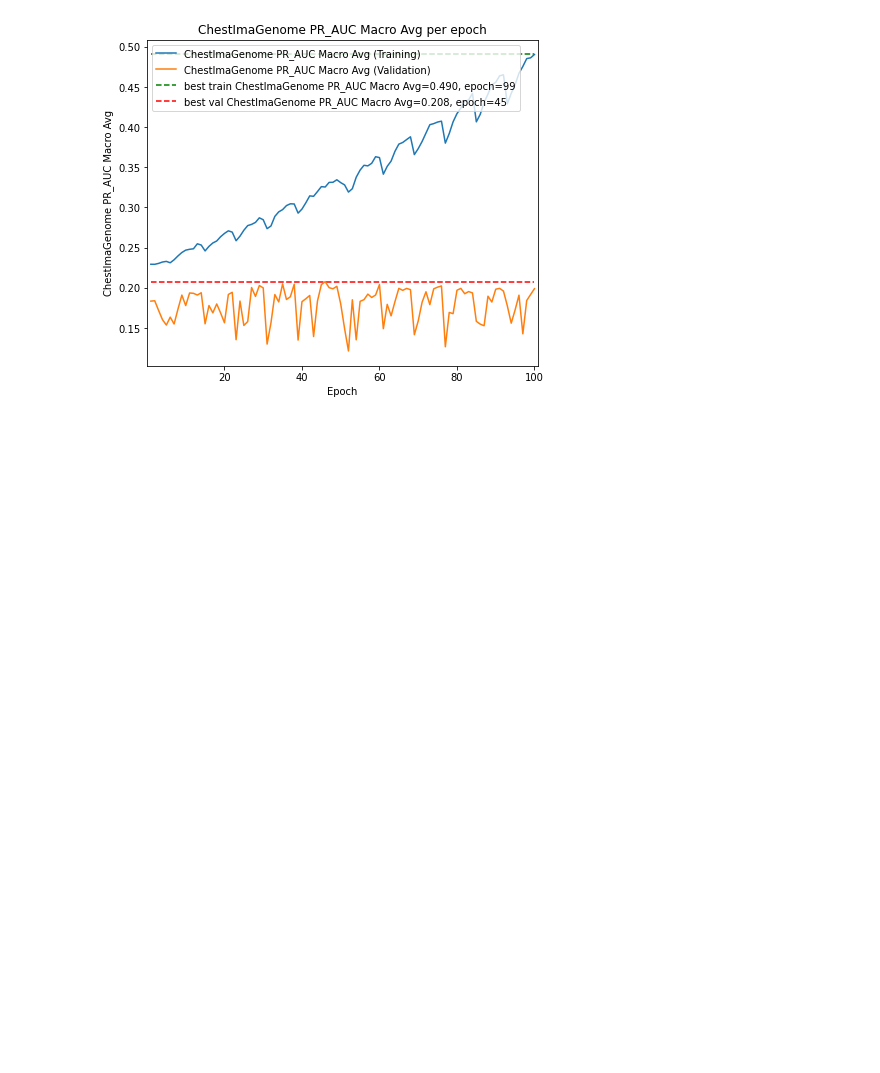
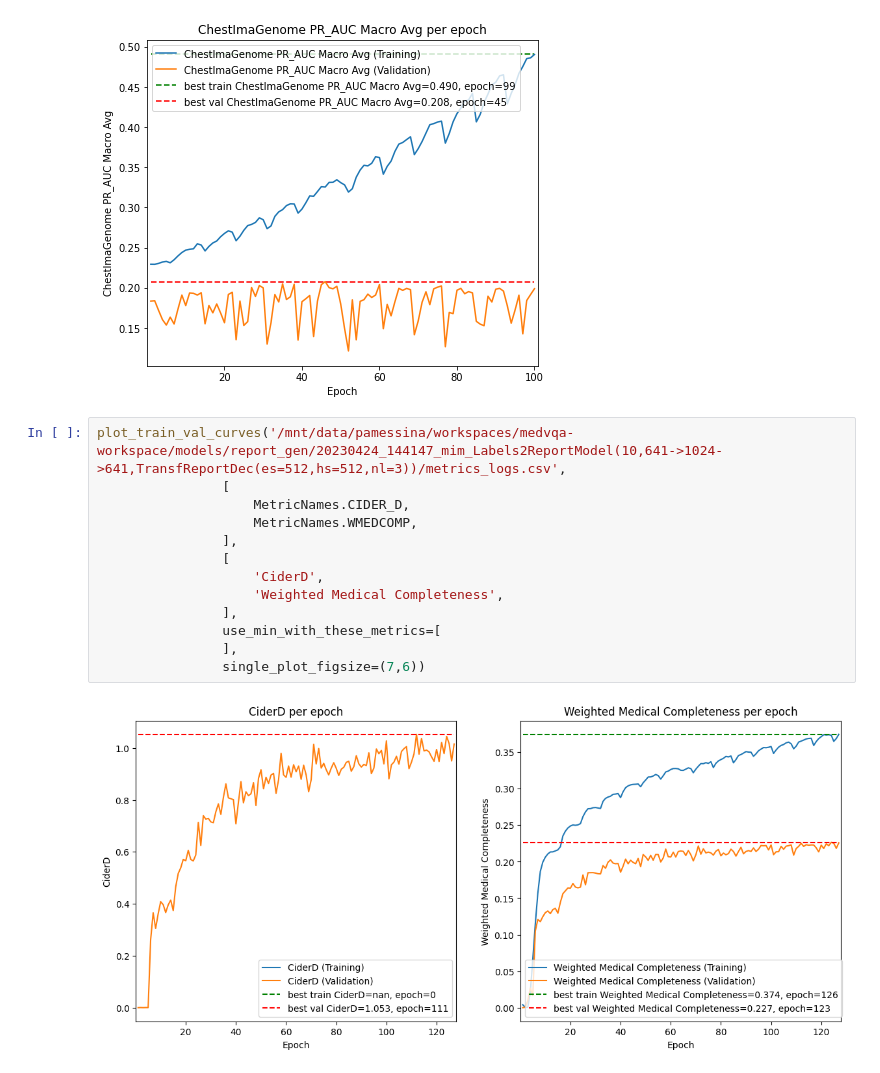
Before and after one commit to PabloMessina/MedVQA, a Jupyter notebook: medvqa/notebooks/Plotting Training Curves.ipynb, the cells around one changed output. Saved outputs shown, nothing was run; the diff lists cells and outputs as text; blank space fills up the shorter version.

```diff
--- a/medvqa/notebooks/Plotting Training Curves.ipynb
+++ b/medvqa/notebooks/Plotting Training Curves.ipynb
@@ -456,3 +456,18 @@ plot_train_val_curves('/mnt/data/pamessina/workspaces/medvqa-workspace/models/vi
                 single_plot_figsize=(7,6))
 # %% [output]
 [figure]
+# %%
+plot_train_val_curves('/mnt/data/pamessina/workspaces/medvqa-workspace/models/report_gen/20230424_144147_mim_Labels2ReportModel(10,641->1024->641,TransfReportDec(es=512,hs=512,nl=3))/metrics_logs.csv',
+                [
+                    MetricNames.CIDER_D,
+                    MetricNames.WMEDCOMP,
+                ],
+                [
+                    'CiderD',
+                    'Weighted Medical Completeness',
+                ],
+                use_min_with_these_metrics=[
+                ],
+                single_plot_figsize=(7,6))
+# %% [output]
+[figure, added]
```
Also changed, not shown: parts of 2 cells of this notebook, 39 other files.
